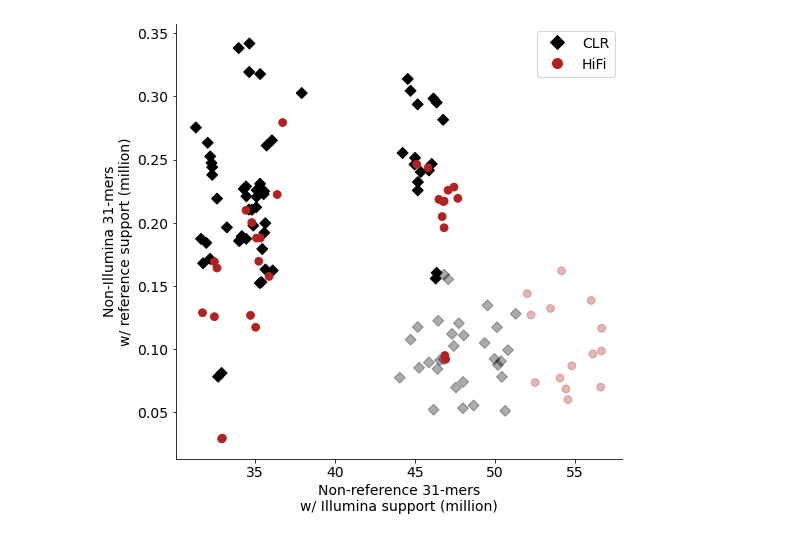
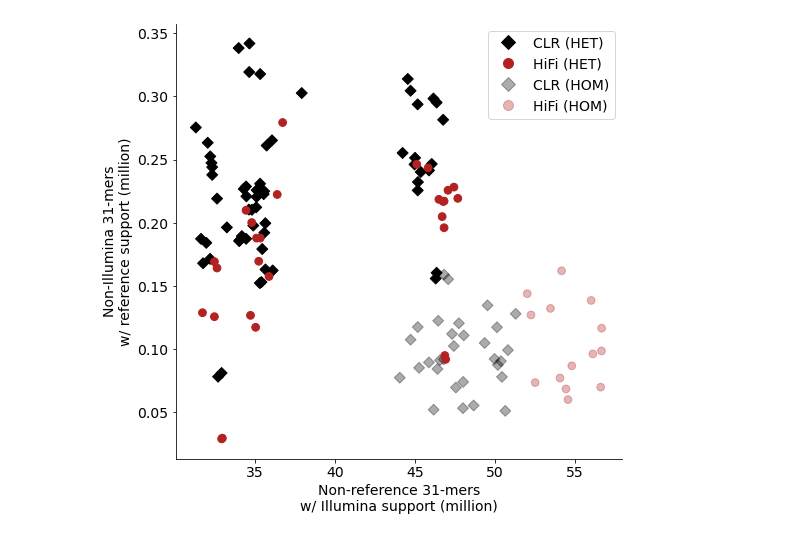
Before and after one commit to ptrebert/project-diploid-assembly, a Jupyter notebook: notebooks/dev/hgsvc_fig1_panels/plot_kmer_stats.ipynb, the cells around one changed output. Saved outputs shown, nothing was run; the diff lists cells and outputs as text; code cells hidden in the pictures.

Commit message:
update to fig1 main panels (lowres, legend etc)

```diff
--- a/notebooks/dev/hgsvc_fig1_panels/plot_kmer_stats.ipynb
+++ b/notebooks/dev/hgsvc_fig1_panels/plot_kmer_stats.ipynb
@@ -37,7 +37,7 @@ elif color_version == 'red_black':
 else:
     raise
 
-save_plots = True
+save_plots = False
 print_stats = False
 
 pipeline_version = 'v12'
@@ -197,7 +197,7 @@ def plot_kmer_stats(sample_stats):
             markersize=prop('legend_marker_size'),
             marker=prop('CLR_marker'),
             ls='None',
-            label='CLR'
+            label='CLR (HET)'
         ),
         lines.Line2D(
             [0], [0],
@@ -205,34 +205,53 @@ def plot_kmer_stats(sample_stats):
             markersize=prop('legend_marker_size'),
             marker=prop('HiFi_marker'),
             ls='None',
-            label='HiFi'
+            label='HiFi (HET)'
+        ),
+        lines.Line2D(
+            [0], [0],
+            color=rgbcodes['CLR'],
+            markersize=prop('legend_marker_size'),
+            marker=prop('CLR_marker'),
+            ls='None',
+            label='CLR (HOM)',
+            alpha=0.33
+        ),
+        lines.Line2D(
+            [0], [0],
+            color=rgbcodes['HiFi'],
+            markersize=prop('legend_marker_size'),
+            marker=prop('HiFi_marker'),
+            ls='None',
+            label='HiFi (HOM)',
+            alpha=0.33
         )
     ]
 
     axis.legend(
         handles=custom_lines,
         loc='upper right',
         prop={'size': prop('fontsize_legend')}
     )
 
     if missing:
         plot_aux.add_incomplete_stamp(axis, 0.5, 0.8)
 
     extra_artists = []
 
     return fig, extra_artists
 
 fig, exart = plot_kmer_stats(df)
 
 if save_plots:
     if color_version == 'super_pop':
         out_path += '_spop'
     if color_version == 'red_black':
         out_path += '_rb'
     fig.savefig(out_path + '.png', dpi=600, bbox_inches='tight', extra_artists=exart)
+    fig.savefig(out_path + '_lowres.png', dpi=150, bbox_inches='tight', extra_artists=exart)
     fig.savefig(out_path + '.svg', bbox_inches='tight', extra_artists=exart)
 
 if print_stats:
     pass
 # %% [output]
-[figure, old version]
+[figure, new version]
```
Also changed, not shown: 2 other files.
